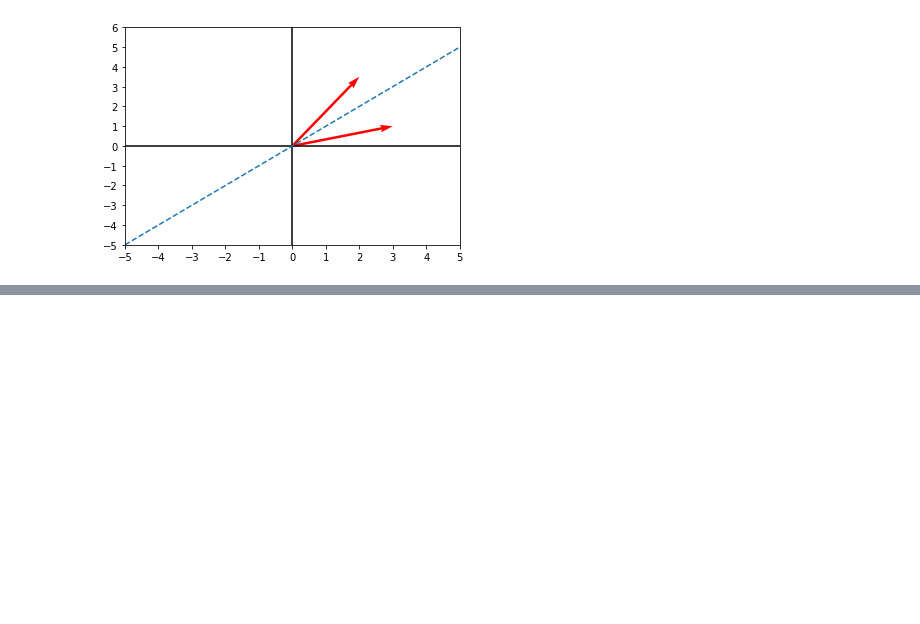
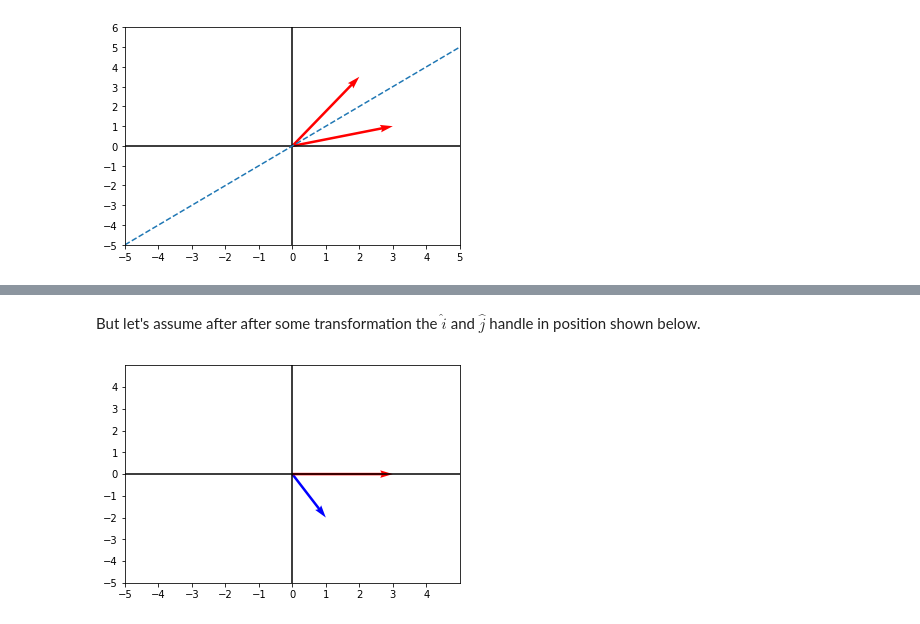
Before and after one commit to sunitdev/notes, a Jupyter notebook: notes/mathematics/linear-algebra/intro-linear-algebra.ipynb, the cells around one changed output, grey strips where cells are left out. Cells and saved outputs as stored; diff of their text form; code cells hidden in the pictures; blank space fills up the shorter version.

Commit message:
Added linear transformation chapter

```diff
--- a/notes/mathematics/linear-algebra/intro-linear-algebra.ipynb
+++ b/notes/mathematics/linear-algebra/intro-linear-algebra.ipynb
@@ -308,0 +345,26 @@ As we have seen that dot product is the product of projection and length of vect
+# %% [markdown]
+
+But let's assume after after some transformation the $\hat{i}$ and $\hat{j}$ handle in position shown below.
+# %%
+%matplotlib inline
+
+import numpy as np
+import matplotlib.pyplot as plt
+
+# Setup plot
+plt.xticks(np.arange(-5, 5, 1.0))
+plt.yticks(np.arange(-5, 5, 1.0))
+plt.xlim(-5, 5)
+plt.ylim(-5, 5)
+
+# Axis
+plt.axhline(0, color='black')
+plt.axvline(0, color='black')
+
+# Vector
+plt.quiver([0], [0], [1], [-2], color=['b'], angles='xy', scale_units='xy', scale=1)
+plt.quiver([0], [0], [3], [0], color=['r'], angles='xy', scale_units='xy', scale=1)
+
+plt.show()
+# %% [output]
+[figure, added]
```
Also changed, not shown: parts of 3 cells of this notebook, 2 other files.
